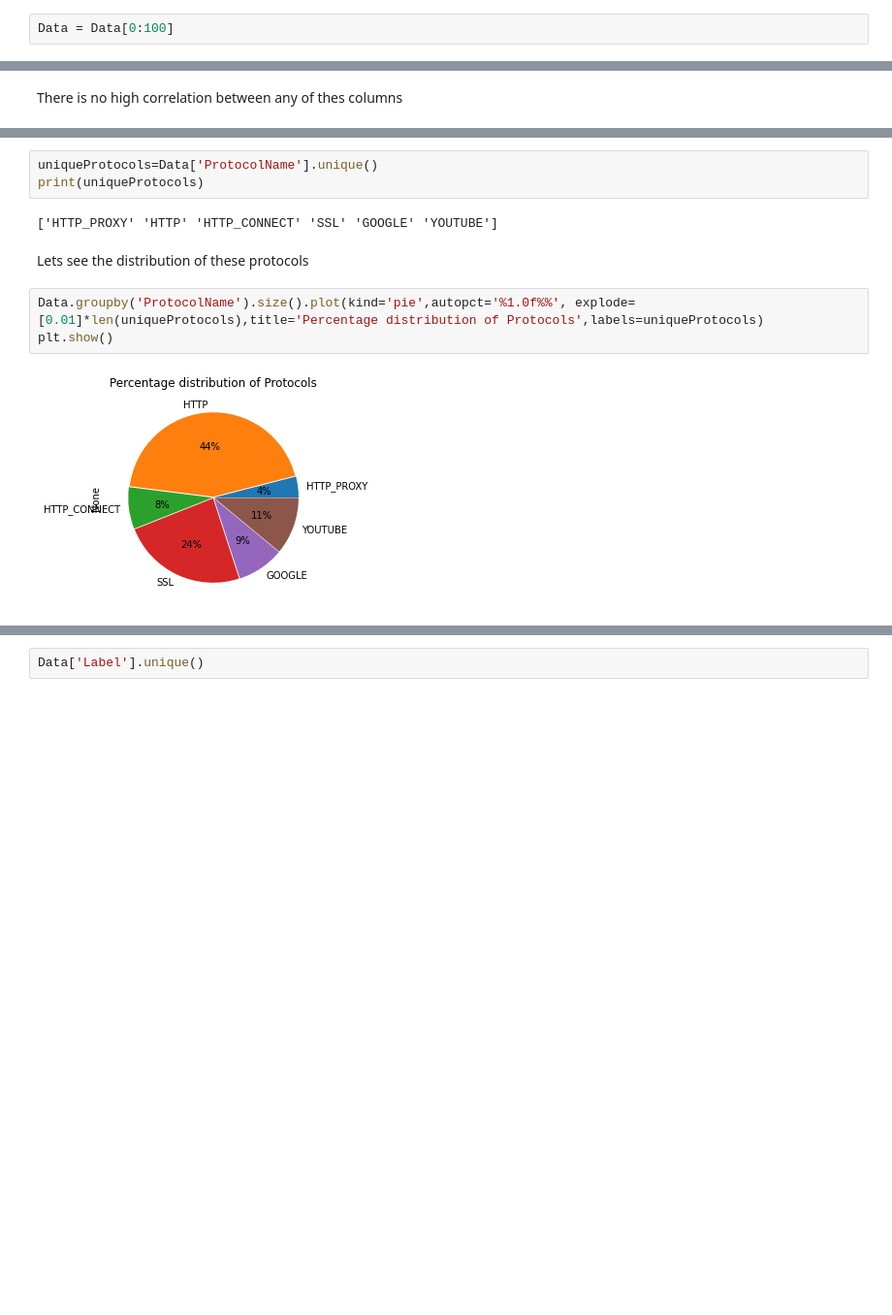
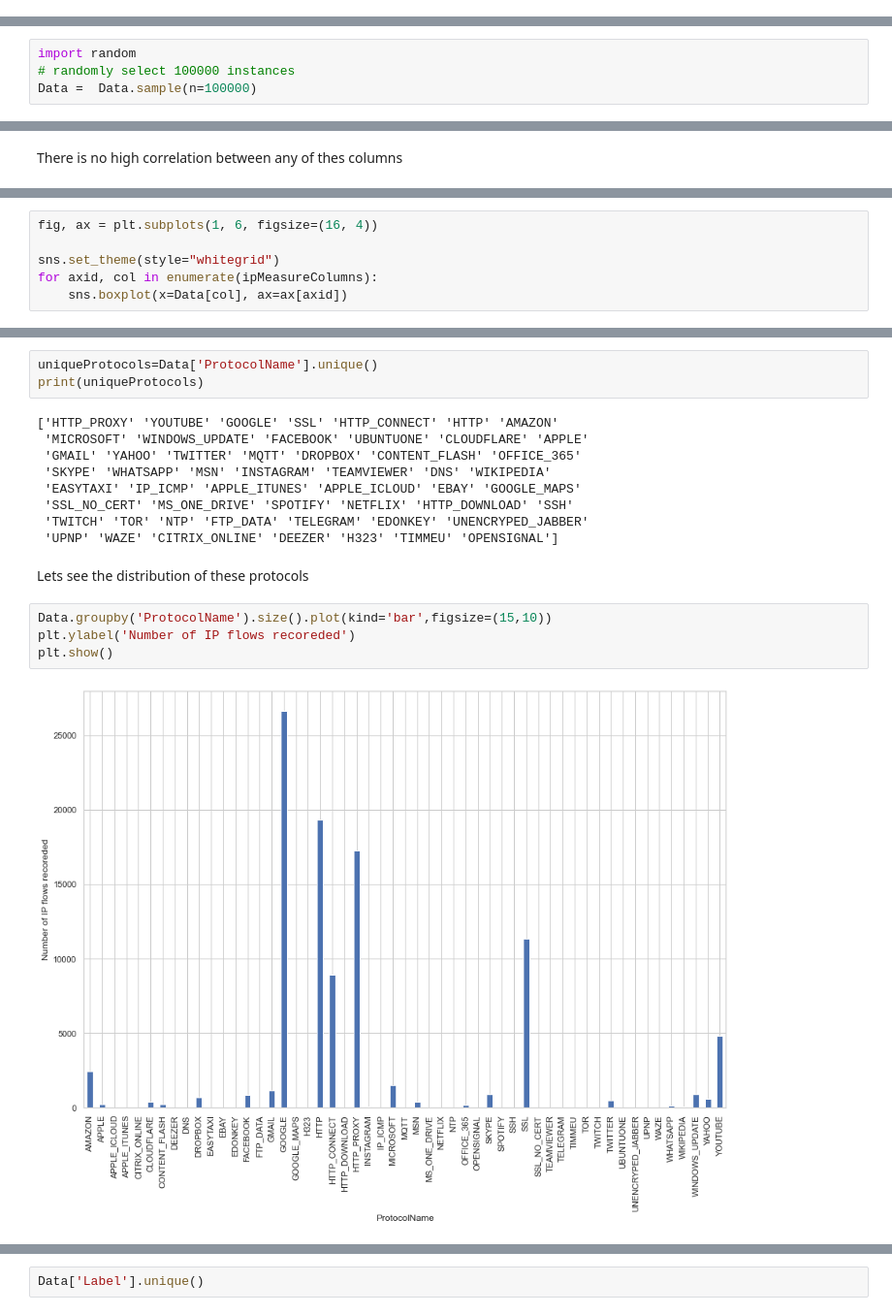
Before and after one commit to Gangaraj-eng/IT496_DataForce_CourseProject1, a Jupyter notebook: 202001107/202001107_IT496_CP2.ipynb, the cells around one changed output, grey strips where cells are left out. Shown at 97% size. Drawn from its saved outputs; the diff is of its cells as text; blank space fills up the shorter version.

```diff
--- a/202001107/202001107_IT496_CP2.ipynb
+++ b/202001107/202001107_IT496_CP2.ipynb
@@ -38,4 +38,2 @@ Data.shape
-# %%
-Data = Data[0:100]
 # %% [markdown]
 The dataset contains $35,77,296$rows and $87$columns.
@@ -42,2 +42,6 @@ The dataset contains $35,77,296$rows and $87$columns.
+# %%
+import random
+# randomly select 100000 instances
+Data =  Data.sample(n=100000)
 # %%
 Data.columns
@@ -120,0 +91,6 @@ There is no high correlation between any of thes columns
+# %%
+fig, ax = plt.subplots(1, 6, figsize=(16, 4))
+
+sns.set_theme(style="whitegrid")
+for axid, col in enumerate(ipMeasureColumns):
+    sns.boxplot(x=Data[col], ax=ax[axid])
@@ -122,12 +102,20 @@ There is no high correlation between any of thes columns
 uniqueProtocols=Data['ProtocolName'].unique()
 print(uniqueProtocols)
 # %% [output]
-['HTTP_PROXY' 'HTTP' 'HTTP_CONNECT' 'SSL' 'GOOGLE' 'YOUTUBE']
+['HTTP_PROXY' 'YOUTUBE' 'GOOGLE' 'SSL' 'HTTP_CONNECT' 'HTTP' 'AMAZON'
+ 'MICROSOFT' 'WINDOWS_UPDATE' 'FACEBOOK' 'UBUNTUONE' 'CLOUDFLARE' 'APPLE'
+ 'GMAIL' 'YAHOO' 'TWITTER' 'MQTT' 'DROPBOX' 'CONTENT_FLASH' 'OFFICE_365'
+ 'SKYPE' 'WHATSAPP' 'MSN' 'INSTAGRAM' 'TEAMVIEWER' 'DNS' 'WIKIPEDIA'
+ 'EASYTAXI' 'IP_ICMP' 'APPLE_ITUNES' 'APPLE_ICLOUD' 'EBAY' 'GOOGLE_MAPS'
+ 'SSL_NO_CERT' 'MS_ONE_DRIVE' 'SPOTIFY' 'NETFLIX' 'HTTP_DOWNLOAD' 'SSH'
+ 'TWITCH' 'TOR' 'NTP' 'FTP_DATA' 'TELEGRAM' 'EDONKEY' 'UNENCRYPED_JABBER'
+ 'UPNP' 'WAZE' 'CITRIX_ONLINE' 'DEEZER' 'H323' 'TIMMEU' 'OPENSIGNAL']
 # %% [markdown]
 Lets see the distribution of these protocols
 # %%
-Data.groupby('ProtocolName').size().plot(kind='pie',autopct='%1.0f%%', explode=[0.01]*len(uniqueProtocols),title='Percentage distribution of Protocols',labels=uniqueProtocols)
+Data.groupby('ProtocolName').size().plot(kind='bar',figsize=(15,10))
+plt.ylabel('Number of IP flows recoreded')
 plt.show()
 # %% [output]
-[figure, old version]
+[figure, new version]
 # %% [markdown]
```
Also changed, not shown: parts of 44 cells of this notebook.
